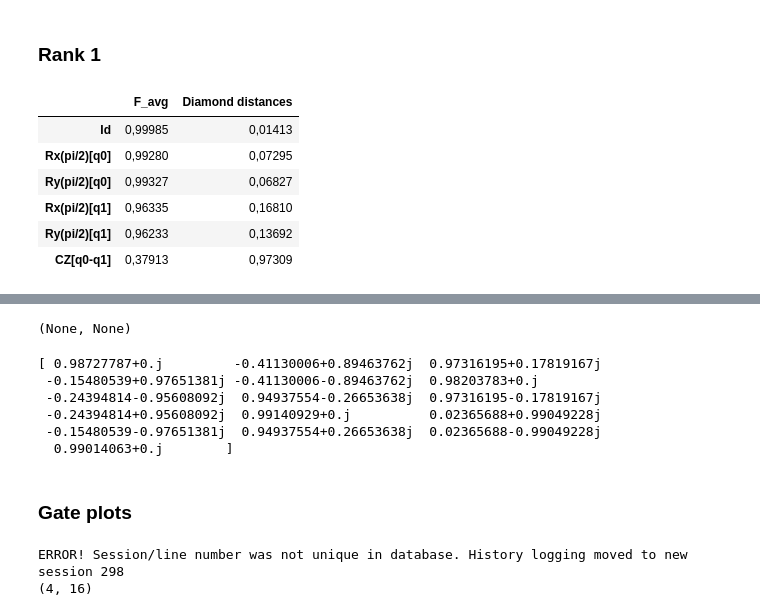
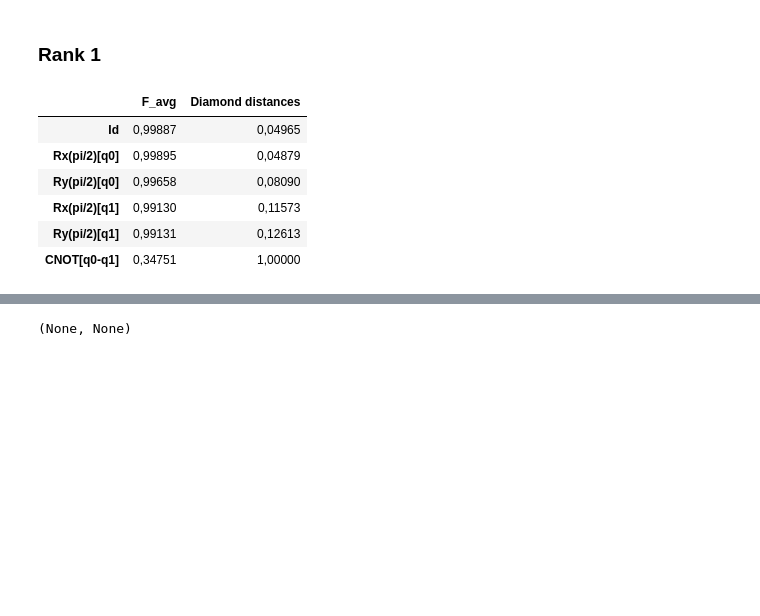
Before and after one commit to rabrie/qibocal, a Jupyter notebook: 2q_exp/2q_gst.ipynb, the cells around one changed output, grey strips where cells are left out. Cells and saved outputs as stored; diff of their text form; code cells hidden in the pictures; blank space fills up the shorter version.

```diff
--- a/2q_exp/2q_gst.ipynb
+++ b/2q_exp/2q_gst.ipynb
@@ -107,14 +100,11 @@ results = b['results']
 # %%
 K,X,E,rho = results[0][:]
 
-X_t,E_t,rho_t = compatibility.pygsti_model_to_arrays(std.target_model(),basis = 'std') #Import XYICNOT model from pygsti
-X_t[5] = CZ_gate
-target_mdl = compatibility.arrays_to_pygsti_model(X_t,E_t,rho_t, basis = 'std') #Save new model with CZ instead of CNOT
-
 weights = {'G0': 1,'G1': 1, 'G2': 1, 'G3': 1, 'G4': 1, 'G5': 1, 'spam': 1}
 gate_labels = {0: "Id", 1: "Rx(pi/2)[q0]", 2: "Ry(pi/2)[q0]", 3: "Rx(pi/2)[q1]", 4: "Ry(pi/2)[q1]", 5: "CNOT[q0-q1]"}
-df_g, df_o, s_g, s_o, gauge_optimized_mdl = gauge_opt_report(
-    X, E, rho, J_all, y_all, std.target_model(), weights, gate_labels)
+
+X_opt, E_opt, rho_opt = gauge_opt(X, E, rho, target_mdl, weights)
+df_g, df_o, s_g, s_o = report(X_opt, E_opt, rho_opt, J_all, y_all, target_mdl, gate_labels)
 
 display(s_g), display(s_o)
 # %% [output]
@@ -145,5 +120,0 @@ print(la.eig(X_t[5])[0])
-# %%
-X_t,E_t,rho_t = compatibility.pygsti_model_to_arrays(std.target_model(),basis = 'std') #Import XYICNOT model from pygsti
-X_t[5] = CZ_gate
-target_mdl = compatibility.arrays_to_pygsti_model(X_t,E_t,rho_t, basis = 'std') #Save new model with CZ instead of CNOT
-X_t2,E_t2,rho_t2 = compatibility.pygsti_model_to_arrays(target_mdl,basis = 'std') #Import XYICNOT model from pygsti
@@ -182,24 +190,25 @@ display(s_g), display(s_o)
 # %% [markdown]
 ### Rank 1
 # %%
-with open("ranks_16_from_init", 'rb') as handle:
+with open("ranks_1_from_init", 'rb') as handle:
     b = pickle.load(handle)
 results = b['results']
 # %%
 K,X,E,rho = results[0][:]
 
-weights = {'G0': 1,'G1': 1, 'G2': 1, 'G3': 1, 'G4': 1, 'G5':1,'spam': 1}
-gate_labels = {0: "Id", 1: "Rx(pi/2)[q0]", 2: "Ry(pi/2)[q0]", 3: "Rx(pi/2)[q1]", 4: "Ry(pi/2)[q1]", 5: "CZ[q0-q1]"}
-df_g, df_o, s_g, s_o, gauge_optimized_mdl = gauge_opt_report(
-    X, E, rho, J_all, y_all, target_mdl, weights, gate_labels)
+weights = {'G0': 1,'G1': 1, 'G2': 1, 'G3': 1, 'G4': 1, 'G5': 1, 'spam': 1}
+gate_labels = {0: "Id", 1: "Rx(pi/2)[q0]", 2: "Ry(pi/2)[q0]", 3: "Rx(pi/2)[q1]", 4: "Ry(pi/2)[q1]", 5: "CNOT[q0-q1]"}
+
+X_opt, E_opt, rho_opt = gauge_opt(X, E, rho, target_mdl, weights)
+df_g, df_o, s_g, s_o = report(X_opt, E_opt, rho_opt, J_all, y_all, target_mdl, gate_labels)
 
 display(s_g), display(s_o)
 # %% [output]
 |  | F_avg | Diamond distances |
-| Id | 0,99985 | 0,01413 |
-| Rx(pi/2)[q0] | 0,99280 | 0,07295 |
-| Ry(pi/2)[q0] | 0,99327 | 0,06827 |
-| Rx(pi/2)[q1] | 0,96335 | 0,16810 |
-| Ry(pi/2)[q1] | 0,96233 | 0,13692 |
-| CZ[q0-q1] | 0,37913 | 0,97309 |
+| Id | 0,99887 | 0,04965 |
+| Rx(pi/2)[q0] | 0,99895 | 0,04879 |
+| Ry(pi/2)[q0] | 0,99658 | 0,08090 |
+| Rx(pi/2)[q1] | 0,99130 | 0,11573 |
+| Ry(pi/2)[q1] | 0,99131 | 0,12613 |
+| CNOT[q0-q1] | 0,34751 | 1,00000 |
 |  | Final cost function value | Mean total variation dist. to data | Mean total variation dist. target... | POVM - Choi map trace distance | ... |
@@ -207,12 +216 @@ display(s_g), display(s_o)
 (None, None)
-# %%
-print(np.diag(X_pp[5]))
-# %% [output]
-[ 0.98727787+0.j         -0.41130006+0.89463762j  0.97316195+0.17819167j
- -0.15480539+0.97651381j -0.41130006-0.89463762j  0.98203783+0.j
- -0.24394814-0.95608092j  0.94937554-0.26653638j  0.97316195-0.17819167j
- -0.24394814+0.95608092j  0.99140929+0.j          0.02365688+0.99049228j
- -0.15480539-0.97651381j  0.94937554+0.26653638j  0.02365688-0.99049228j
-  0.99014063+0.j        ]
-# %% [markdown]
-### Gate plots
@@ -221,5 +216,0 @@ print(np.diag(X_pp[5]))
-# %%
-print(E_pp.shape)
-# %% [output]
-ERROR! Session/line number was not unique in database. History logging moved to new session 298
-(4, 16)
```
Also changed, not shown: parts of 32 cells of this notebook, 3 other files.
